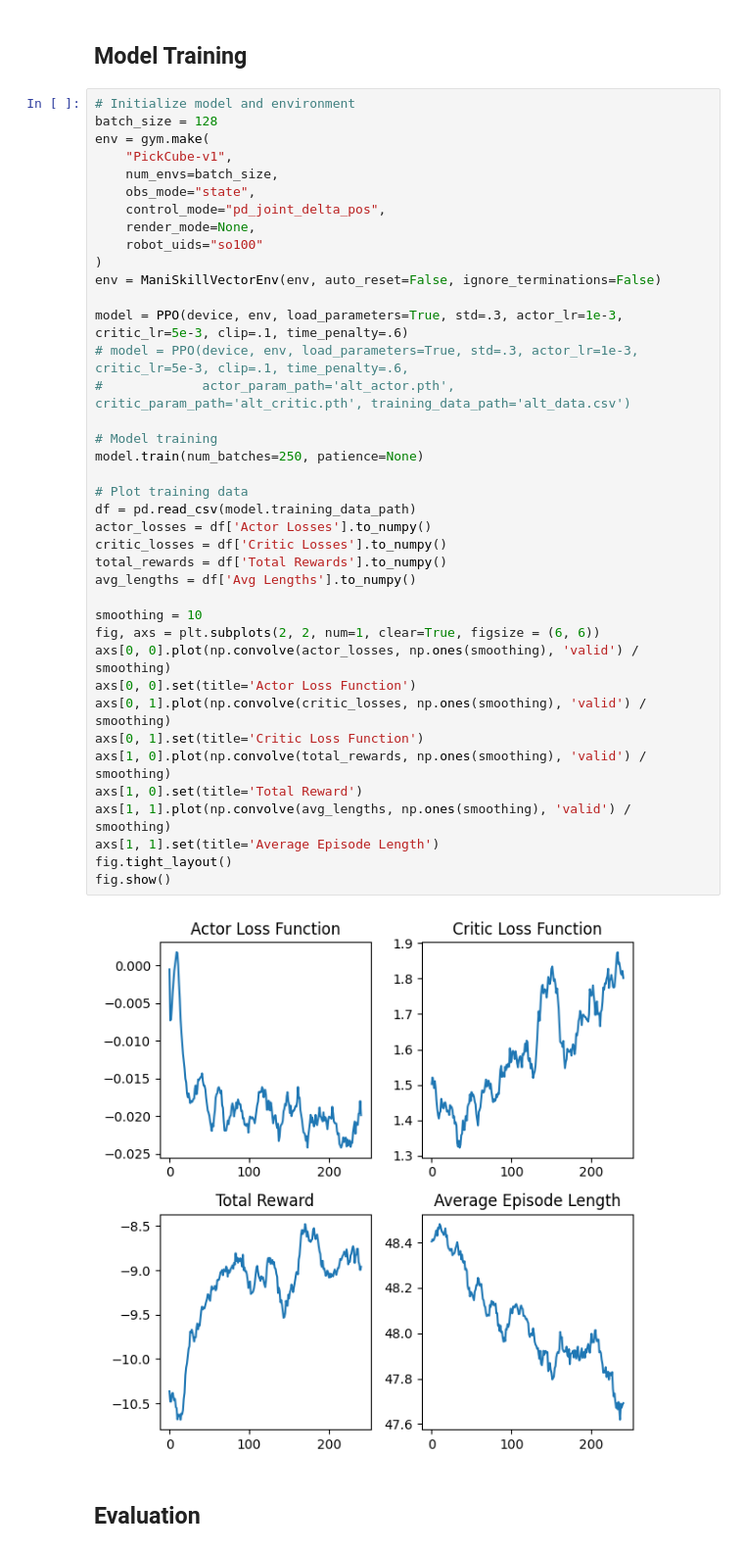
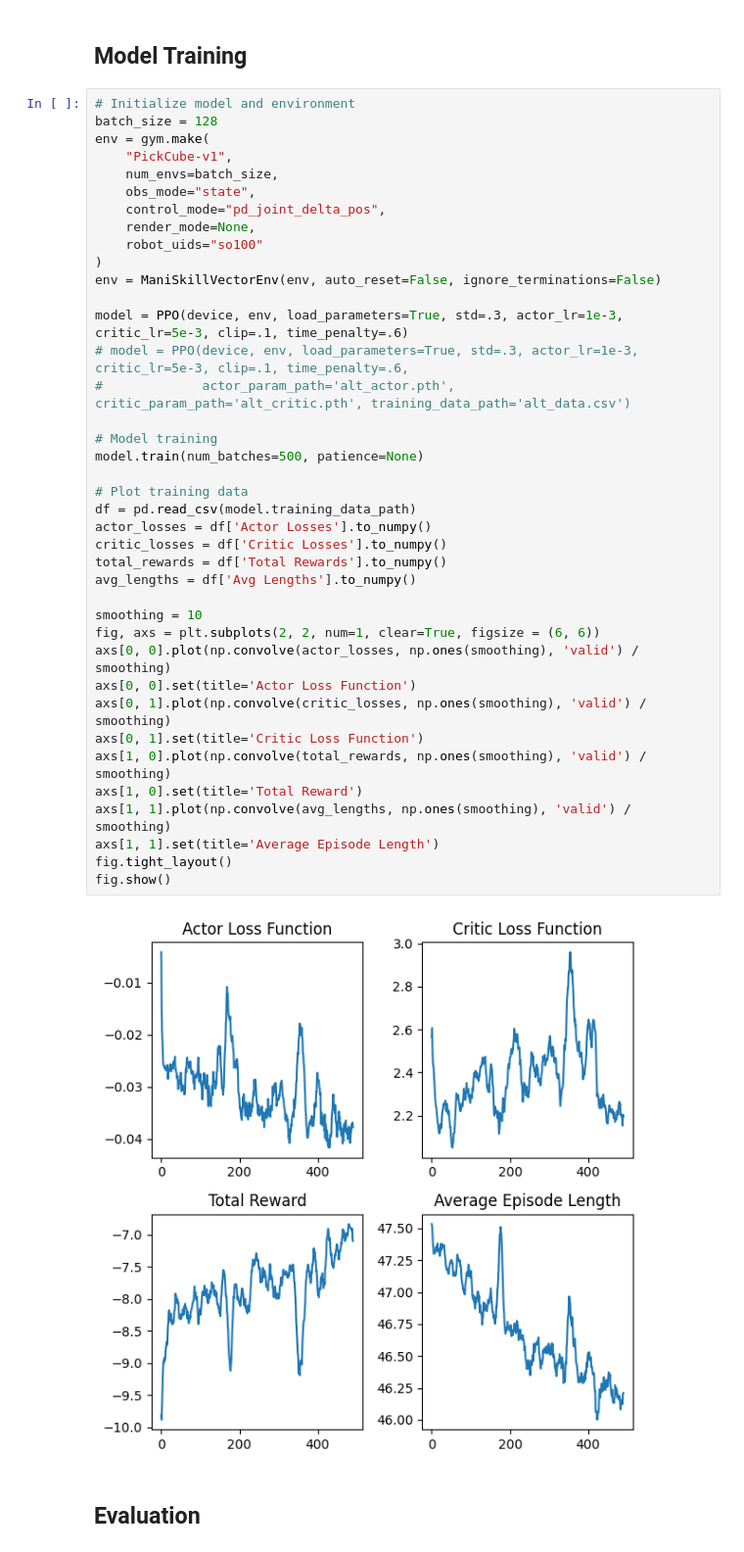
Before and after one commit to ChristianW26/CS372_Robot_Arm, a Jupyter notebook: ppo.ipynb, the cells around one changed output. Shown at 98% size. Saved outputs shown, nothing was run; the diff lists cells and outputs as text.

Commit message:
Even more training progress

```diff
--- a/ppo.ipynb
+++ b/ppo.ipynb
@@ -276,35 +276,35 @@ env = gym.make(
     robot_uids="so100"
 )
 env = ManiSkillVectorEnv(env, auto_reset=False, ignore_terminations=False)
 
 model = PPO(device, env, load_parameters=True, std=.3, actor_lr=1e-3, critic_lr=5e-3, clip=.1, time_penalty=.6)
 # model = PPO(device, env, load_parameters=True, std=.3, actor_lr=1e-3, critic_lr=5e-3, clip=.1, time_penalty=.6,
 #             actor_param_path='alt_actor.pth', critic_param_path='alt_critic.pth', training_data_path='alt_data.csv')
 
 # Model training
-model.train(num_batches=250, patience=None)
+model.train(num_batches=500, patience=None)
 
 # Plot training data
 df = pd.read_csv(model.training_data_path)
 actor_losses = df['Actor Losses'].to_numpy()
 critic_losses = df['Critic Losses'].to_numpy()
 total_rewards = df['Total Rewards'].to_numpy()
 avg_lengths = df['Avg Lengths'].to_numpy()
 
 smoothing = 10
 fig, axs = plt.subplots(2, 2, num=1, clear=True, figsize = (6, 6))
 axs[0, 0].plot(np.convolve(actor_losses, np.ones(smoothing), 'valid') / smoothing)
 axs[0, 0].set(title='Actor Loss Function')
 axs[0, 1].plot(np.convolve(critic_losses, np.ones(smoothing), 'valid') / smoothing)
 axs[0, 1].set(title='Critic Loss Function')
 axs[1, 0].plot(np.convolve(total_rewards, np.ones(smoothing), 'valid') / smoothing)
 axs[1, 0].set(title='Total Reward')
 axs[1, 1].plot(np.convolve(avg_lengths, np.ones(smoothing), 'valid') / smoothing)
 axs[1, 1].set(title='Average Episode Length')
 fig.tight_layout()
 fig.show()
 # %% [output]
-[figure, old version]
+[figure, new version]
 # %% [markdown]
 ## Evaluation
 # %%
```
Also changed, not shown: 3 other files.
